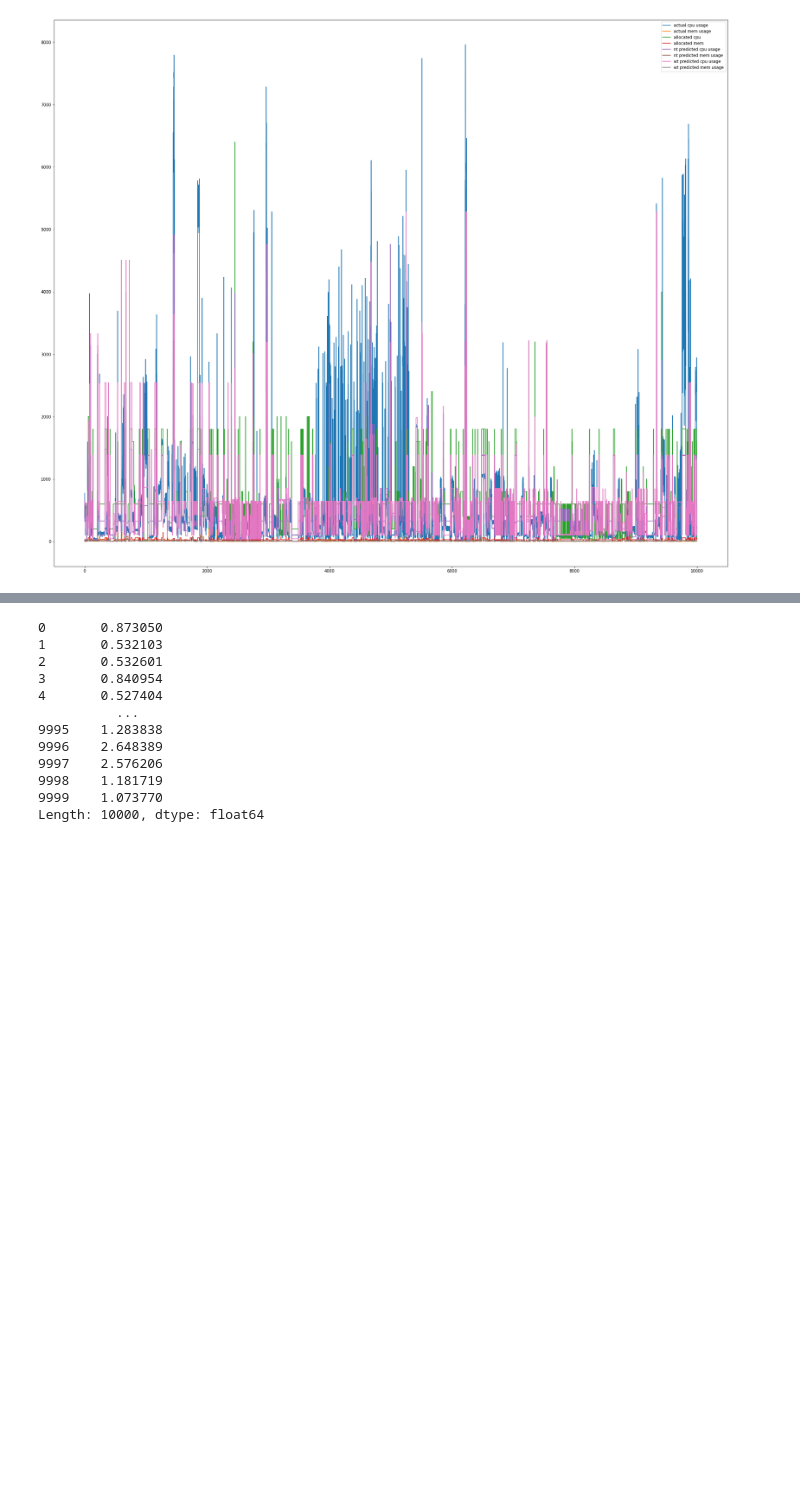
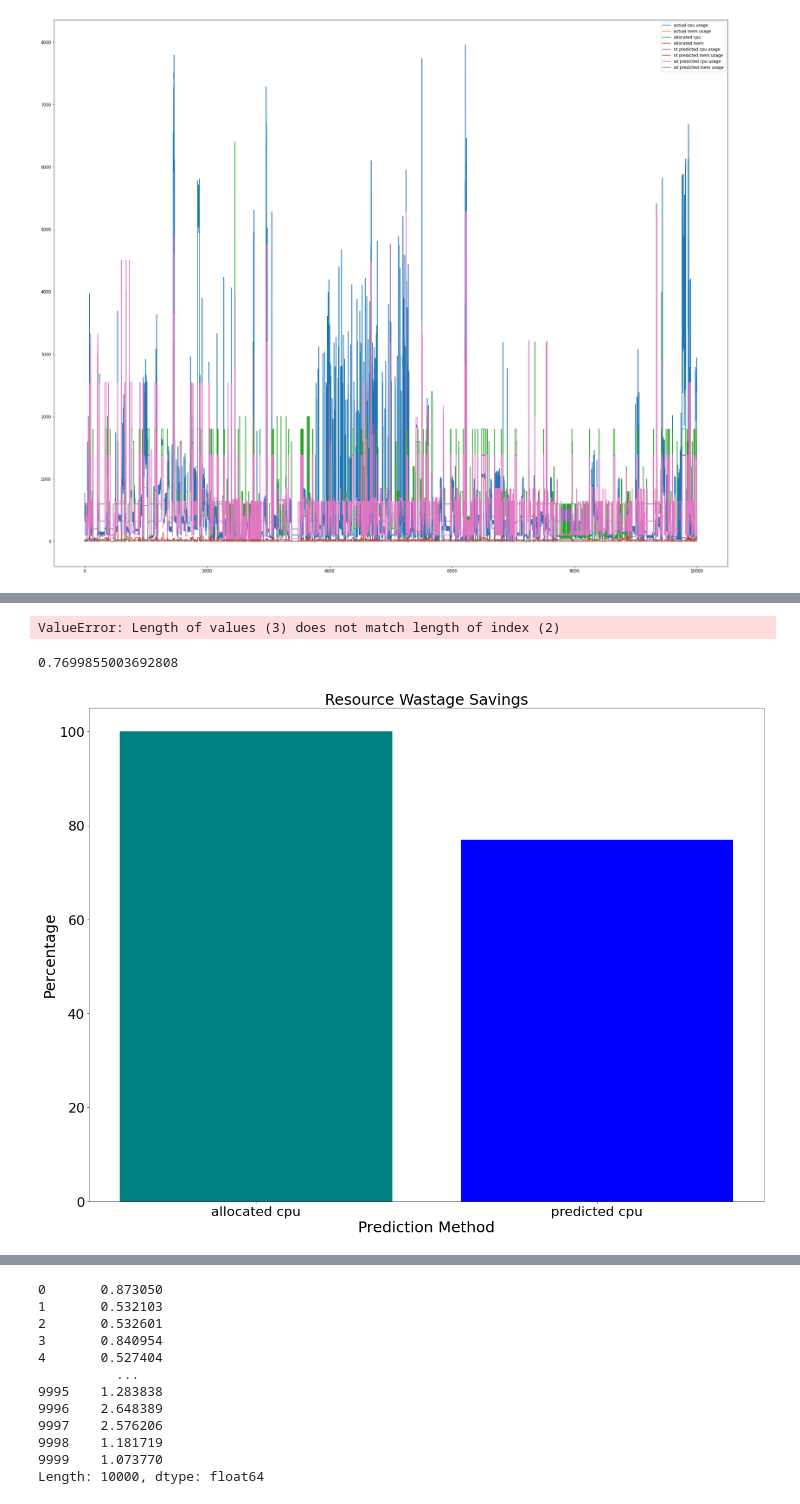
Before and after one commit to MyGodItsFull0fStars/alibaba_clusterdata, a Jupyter notebook: cluster-trace-gpu-v2020/prediction/evaluation/penalty/task_evaluation.ipynb, the cells around one changed output, grey strips where cells are left out. Saved outputs shown, nothing was run; the diff lists cells and outputs as text; code cells hidden in the pictures; blank space fills up the shorter version.

```diff
--- a/cluster-trace-gpu-v2020/prediction/evaluation/penalty/task_evaluation.ipynb
+++ b/cluster-trace-gpu-v2020/prediction/evaluation/penalty/task_evaluation.ipynb
@@ -77,0 +99,21 @@ plot_df(compare_df, df_columns=['actual cpu usage', 'nt predicted cpu usage', 'w
+# %%
+hmm = pd.DataFrame(data=[cpu_result['actual cpu usage'], cpu_result_over_pred, cpu_result_over_alloc], index=['actual cpu usage', 'cpu prediction', 'allocated cpu']).transpose()
+hmm.describe()
+# %% [output]
+ValueError: Length of values (3) does not match length of index (2)
+# %%
+(cpu_result_over_pred.mean() / cpu_result_over_alloc.mean())
+# %% [output]
+0.7699855003692808
+# %%
+x_axis = ['allocated cpu', 'predicted cpu']
+y_axis = [100, 77]
+
+colors = ['teal','blue']
+plt.bar(x_axis, y_axis, color=colors)
+plt.title('Resource Wastage Savings')
+plt.xlabel('Prediction Method')
+plt.ylabel('Percentage')
+plt.show()
+# %% [output]
+[figure, added]
```
Also changed, not shown: parts of 22 cells of this notebook, 8 other files.
